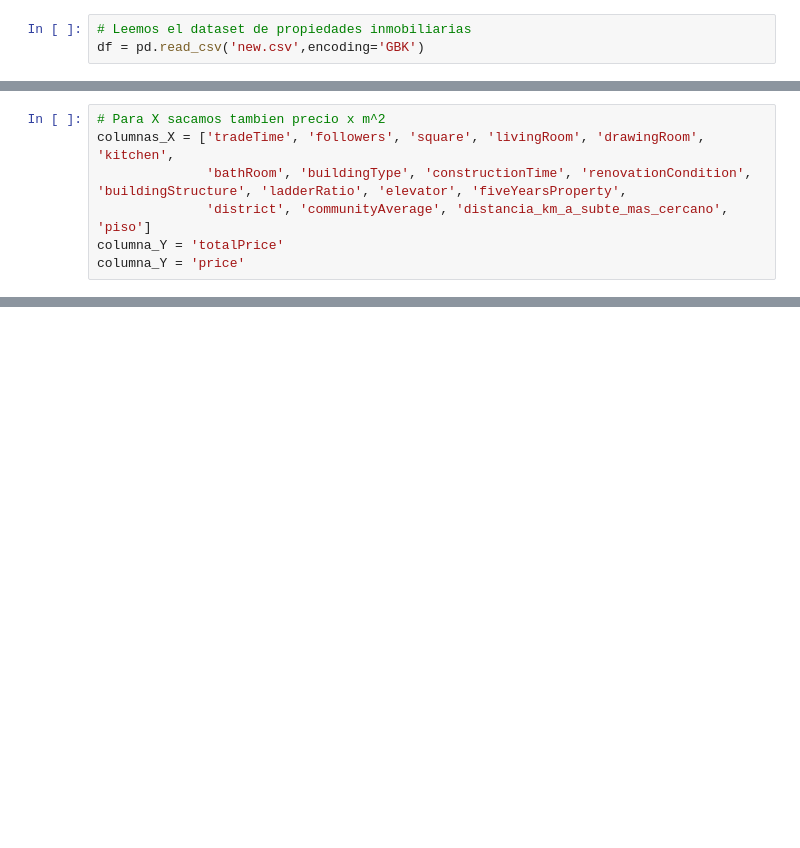
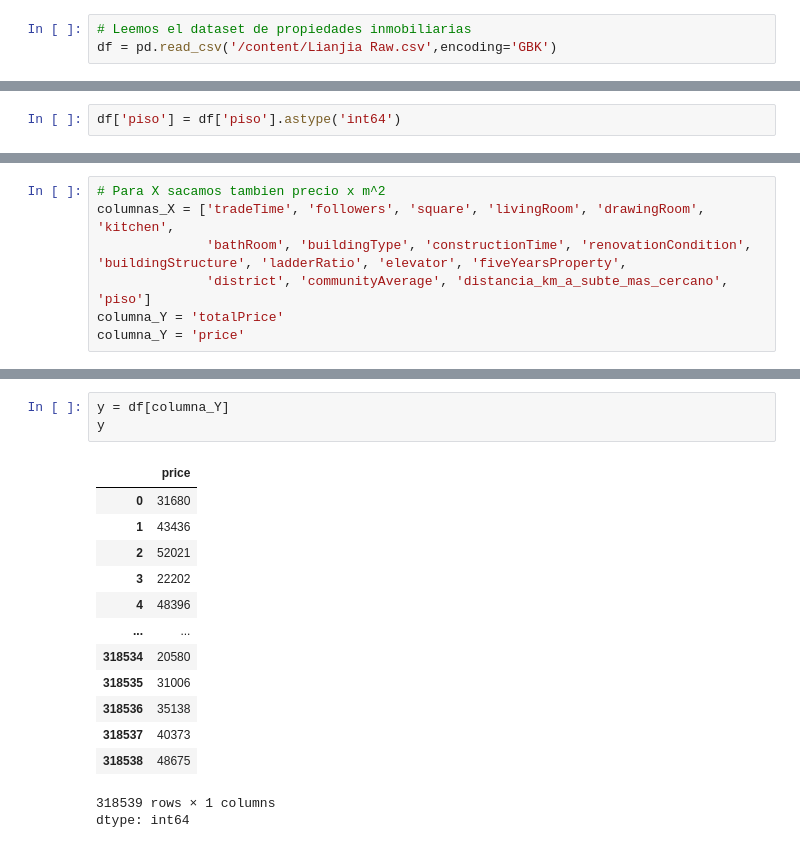
Before and after one commit to ichiP245/TP-Anal-tica-Descriptiva, a Jupyter notebook: notebooks/TP_Descriptiva.ipynb, the cells around one changed output, grey strips where cells are left out. Cells and saved outputs as stored; diff of their text form; blank space fills up the shorter version.

```diff
--- a/notebooks/TP_Descriptiva.ipynb
+++ b/notebooks/TP_Descriptiva.ipynb
@@ -123,3 +125,3 @@ from pyampute.exploration.mcar_statistical_tests import MCARTest
 # %%
 # Leemos el dataset de propiedades inmobiliarias
-df = pd.read_csv('new.csv',encoding='GBK')
+df = pd.read_csv('/content/Lianjia Raw.csv',encoding='GBK')
@@ -1410,3 +1511,5 @@ Index(['url', 'id', 'Lng', 'Lat', 'Cid', 'tradeTime', 'followers',
        'fiveYearsProperty', 'subway', 'district', 'communityAverage',
        'distancia_km_a_subte_mas_cercano', 'piso'],
       dtype='object')
+# %%
+df['piso'] = df['piso'].astype('int64')
@@ -1434,3 +1543,21 @@ df_X
 | 318537 | 736127 | 4 | 178.34 | 4 | 2 | 1 | 2 | 4.0 | ... |
 | 318538 | 736126 | 0 | 92.45 | 2 | 1 | 1 | 1 | 4.0 | ... |
 318539 rows × 18 columns
+# %%
+y = df[columna_Y]
+y
+# %% [output]
+|  | price |
+| 0 | 31680 |
+| 1 | 43436 |
+| 2 | 52021 |
+| 3 | 22202 |
+| 4 | 48396 |
+| ... | ... |
+| 318534 | 20580 |
+| 318535 | 31006 |
+| 318536 | 35138 |
+| 318537 | 40373 |
+| 318538 | 48675 |
+318539 rows × 1 columns
+dtype: int64
```
Also changed, not shown: parts of 56 cells of this notebook.
